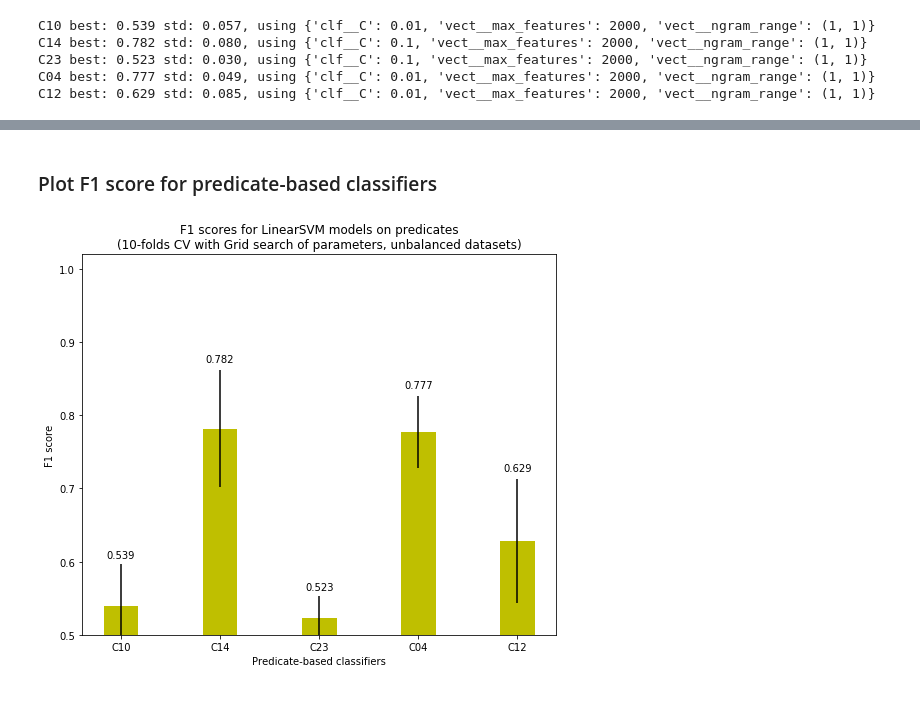
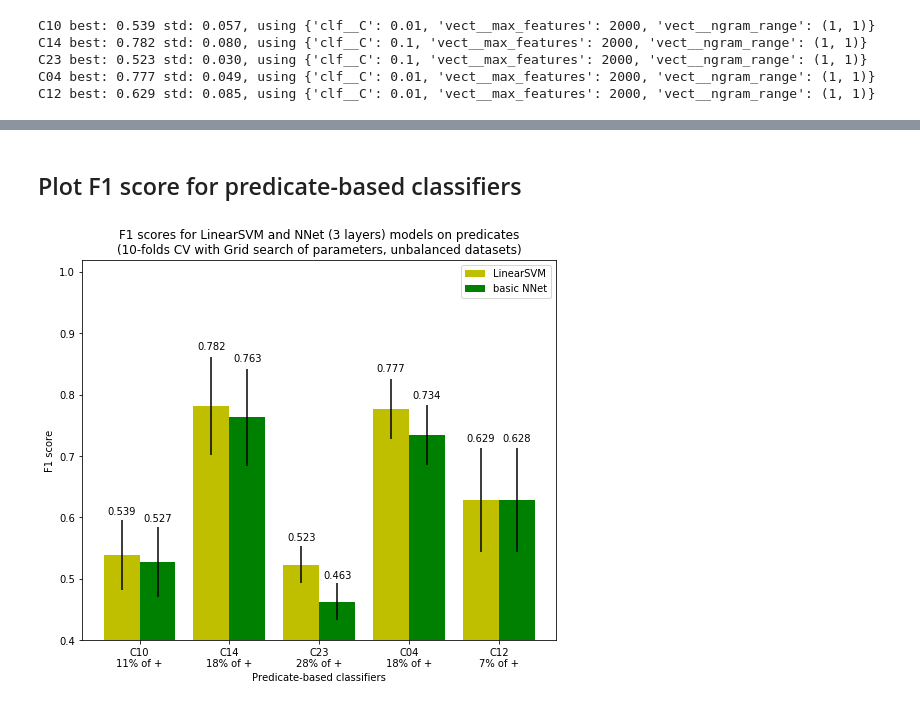
Before and after one commit to Evgeneus/Active-Hybrid-Classificatoin, a Jupyter notebook: predicate_based_classifiers.ipynb, the cells around one changed output, grey strips where cells are left out. Drawn from its saved outputs; the diff is of its cells as text; code cells hidden in the pictures.

Commit message:
feature/ basic NNet, plot charts

```diff
--- a/predicate_based_classifiers.ipynb
+++ b/predicate_based_classifiers.ipynb
@@ -68,27 +164,37 @@ C12 best: 0.629 std: 0.085, using {'clf__C': 0.01, 'vect__max_features': 2000, '
 # %% [markdown]
-### Plot F1 score for predicate-based classifiers
+## Plot F1 score for predicate-based classifiers
 # %%
 %matplotlib inline
 import matplotlib.pyplot as plt
 
 fig, ax = plt.subplots(figsize=(8.5,7))
-width = 0.35
-rects = ax.bar(predicate_list, score_list, width, color='y', yerr=std_list)
-ax.set_ylim((0.5, 1.02))
+width = 0.4
+ind = np.array(range(len(predicate_list)))
+rects = ax.bar(ind, score_list, width, color='y', yerr=std_list)
+rects2 = ax.bar(ind+width, score_list2, width, color='g', yerr=std_list)
+
+ax.legend((rects[0], rects2[0]), ('LinearSVM', 'basic NNet'))
+ax.set_xticks(ind + width / 2)
+ax.set_xticklabels(('C10\n11% of +','C14\n18% of +','C23\n28% of +','C04\n18% of +','C12\n7% of +'))
+ax.set_ylim((0.4, 1.02))
 ax.set_ylabel('F1 score')
 ax.set_xlabel('Predicate-based classifiers')
-ax.set_title('F1 scores for LinearSVM models on predicates\n(10-folds CV with Grid search of parameters, unbalanced datasets)')
+ax.set_title('F1 scores for LinearSVM and NNet (3 layers) models on predicates\n(10-folds CV with Grid search of parameters, unbalanced datasets)')
+
 
 def autolabel(rects, values, errors):
     """
     Attach a text label above each bar displaying its height
     """
     for rect, val, e in zip(rects, values, errors):
         height = rect.get_height()
         ax.text(rect.get_x() + rect.get_width()/2., 1.01*(height+e),
                 '{:1.3f}'.format(val),
                 ha='center', va='bottom')
 
 autolabel(rects, score_list, std_list)
+autolabel(rects2, score_list2, std_list)
+
+plt.show()
 # %% [output]
-[figure, old version]
+[figure, new version]
```
Also changed, not shown: parts of 4 cells of this notebook.
